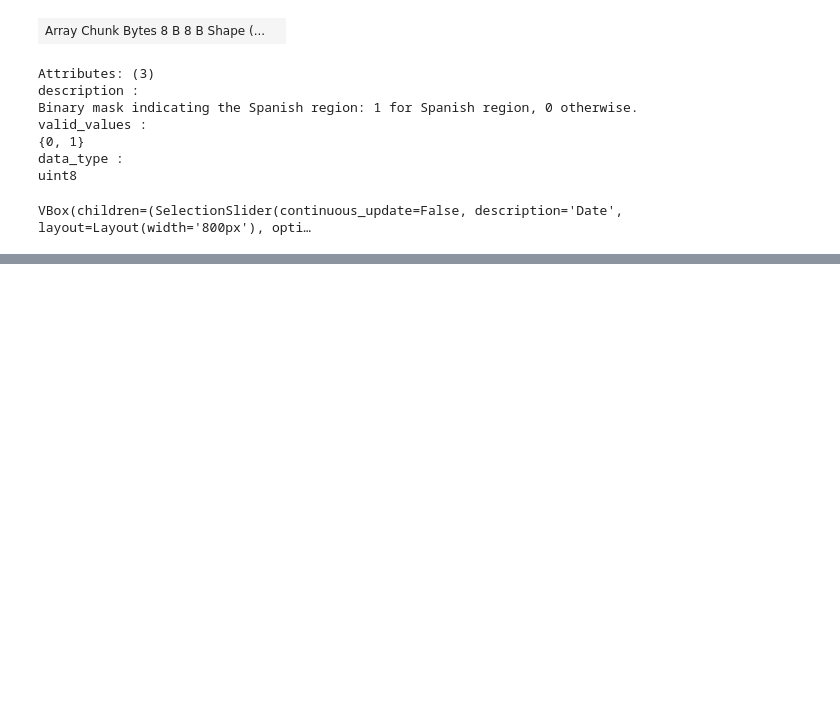
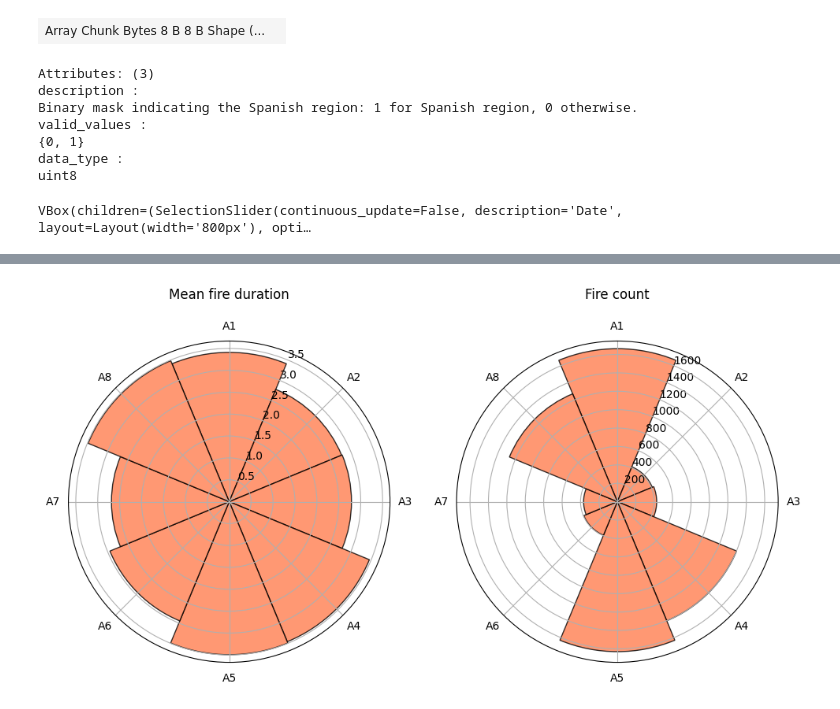
Before and after one commit to EstherRH00/IberFire, a Jupyter notebook: Part 2.ipynb, the cells around one changed output, grey strips where cells are left out. Drawn from its saved outputs; the diff is of its cells as text; code cells hidden in the pictures; blank space fills up the shorter version.

```diff
--- a/Part 2.ipynb
+++ b/Part 2.ipynb
@@ -433,0 +355,14 @@ KeyError: "None of [Index(['aspect_1', 'aspect_2', 'aspect_3', 'aspect_4', 'aspe
+# %%
+df_fires = pd.DataFrame(records)
+aspect_cols = [f"aspect_{i}" for i in range(1, 9)]
+df_fires["dominant_aspect"] = df_fires[aspect_cols].idxmax(axis=1)
+df_fires["dominant_aspect"] = df_fires["dominant_aspect"].str.extract(r"(\d)").astype(int)
+
+aspect_stats = (
+    df_fires
+    .groupby("dominant_aspect")["duration"]
+    .agg(["mean", "count"])
+    .reindex(range(1, 9))
+)
+
+print(aspect_stats)
@@ -433,0 +380,41 @@ KeyError: "None of [Index(['aspect_1', 'aspect_2', 'aspect_3', 'aspect_4', 'aspe
+# %%
+n_cols = 2
+n_rows = 1
+
+fig, axes = plt.subplots(
+    n_rows, n_cols,
+    figsize=(5 * n_cols, 5 * n_rows),
+    squeeze=False,
+    subplot_kw={'projection': 'polar'}  # ← Makes all subplots polar!
+)
+
+titles = {"mean": "Mean fire duration", "count": "Fire count"}
+
+for i, kind in enumerate(["mean", "count"]):
+    row = i // n_cols
+    col = i % n_cols
+    ax = axes[row, col]  # Now this IS a polar axis
+
+    # NO new figure creation here!
+
+    bars = ax.bar(
+        angles,
+        aspect_stats[kind],
+        width=width,
+        bottom=0,
+        color="coral",
+        edgecolor="black",
+        alpha=0.8
+    )
+
+    ax.set_theta_zero_location("N")
+    ax.set_theta_direction(-1)
+    ax.set_xticks(angles)
+    ax.set_xticklabels([f"A{i}" for i in range(1, 9)])
+
+    ax.set_title(titles[kind], pad=20)
+
+plt.tight_layout()
+plt.show()
+# %% [output]
+[figure, added]
```
Also changed, not shown: parts of 16 cells of this notebook.
